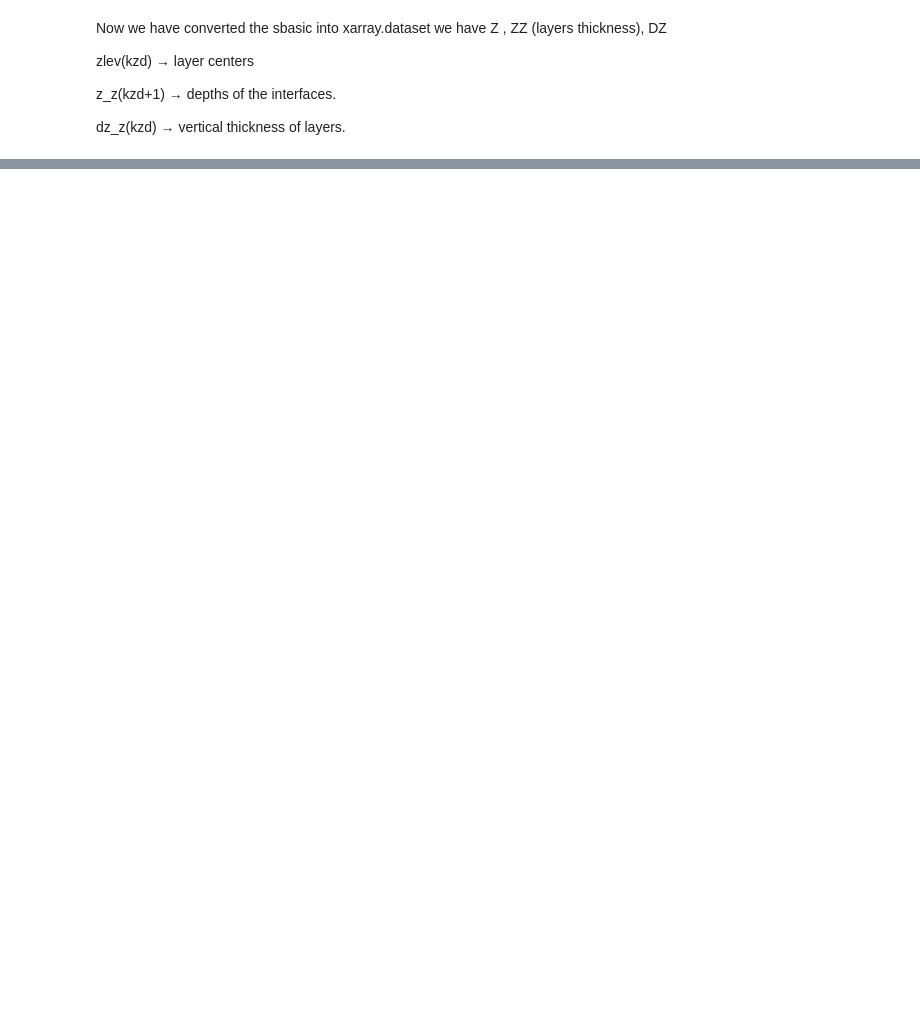
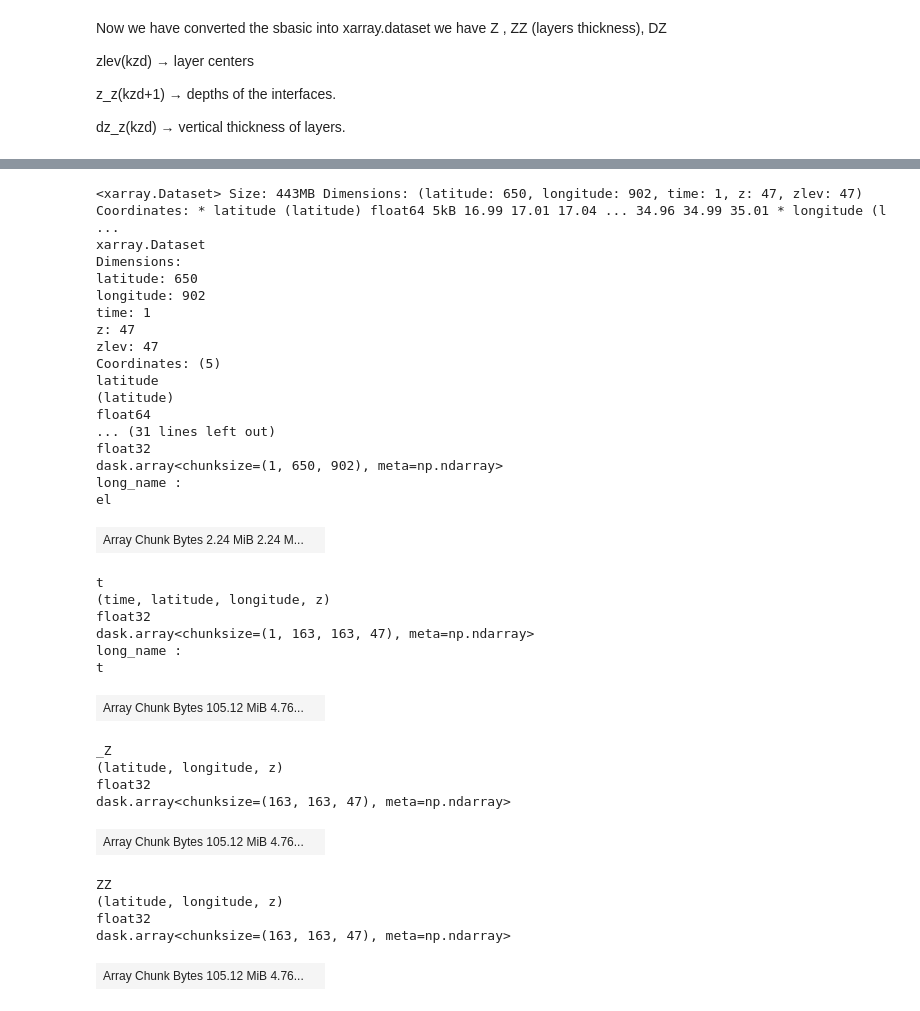
Before and after one commit to IAOCEA/jcope_to_zarr, a Jupyter notebook: conversion_JCOPE2ZARR.ipynb, the cells around one changed output, grey strips where cells are left out. Saved outputs shown, nothing was run; the diff lists cells and outputs as text; code cells hidden in the pictures; blank space fills up the shorter version.

Commit message:
use zarr append

```diff
--- a/conversion_JCOPE2ZARR.ipynb
+++ b/conversion_JCOPE2ZARR.ipynb
@@ -678,0 +88,80 @@ print("diff time=0 shape:", diff_ds["diff"].isel(time=0).shape)
+# %%
+
+
+#egt_ctl = egtdir.parent / "CTL/EGT_patch_zdef1.ctl"
+#tt_ctl = ttdir.parent / "CTL/TT.ctl"
+#out_path = ttdir / "EGT_TT.zarr"
+
+jcope_ctr_dir="/Users/todaka/data/jamstec/2103_ctl/"
+jcope_bin_dir="/Users/todaka/data/jamstec/jcope2/"
+out_path="/Users/todaka/data/jamstec/jcope2.zarr"
+tt_ctl = Path(jcope_ctr_dir) / "TT.ctl"
+egt_ctl = Path(jcope_ctr_dir) / "EGT.ctl"
+egtdir = Path(jcope_bin_dir)
+ttdir = Path(jcope_bin_dir)
+chunk={"time": 1, "latitude": "auto", "longitude": "5M","z":-1}
+initial_time="202102251600"
+n_time=1
+#ttdir
+#ds_egt = read_first_n_times(egtdir, egt_ctl, "EGT_*.bin", n=n_time, no_z=True)
+# %%
+# -------------------
+
+# Lire les n premiers pas de temps
+
+ds_egt = read_first_n_times(egtdir, egt_ctl, "EGT_"+initial_time+".bin", n=n_time, no_z=True)
+
+ds_tt  = read_first_n_times(ttdir, tt_ctl,  "TT_"+initial_time+".bin", n=n_time)
+# %%
+ds_combined_ssh_tt = xr.merge([ds_egt, ds_tt])
+ds_combined_ssh_tt = ds_combined_ssh_tt.rename({"x": "longitude", "y": "latitude", "sigma": "z"})
+ds_combined_ssh_tt=ds_combined_ssh_tt.transpose("time", "latitude", "longitude", "z")
+# %%
+
+# Replace coords directly
+ds_sbasic = ds_sbasic.assign_coords(
+    longitude = ds_combined_ssh_tt.longitude,
+    latitude  = ds_combined_ssh_tt.latitude
+)
+# %%
+ds=xr.merge([ds_combined_ssh_tt, ds_sbasic]).chunk(chunk)
+ds=ds.rename_vars({"Z":"_Z"})
+
+ds.to_zarr(out_path, mode='w',zarr_version=2 )
+ds
+# %% [output]
+<xarray.Dataset> Size: 443MB Dimensions: (latitude: 650, longitude: 902, time: 1, z: 47, zlev: 47) Coordinates: * latitude (latitude) float64 5kB 16.99 17.01 17.04 ... 34.96 34.99 35.01 * longitude (l ...
+xarray.Dataset
+Dimensions:
+latitude: 650
+longitude: 902
+time: 1
+z: 47
+zlev: 47
+Coordinates: (5)
+latitude
+(latitude)
+float64
+... (31 lines left out)
+float32
+dask.array<chunksize=(1, 650, 902), meta=np.ndarray>
+long_name :
+el
+| Array Chunk Bytes 2.24 MiB 2.24 M... |  |
+t
+(time, latitude, longitude, z)
+float32
+dask.array<chunksize=(1, 163, 163, 47), meta=np.ndarray>
+long_name :
+t
+| Array Chunk Bytes 105.12 MiB 4.76... |  |
+_Z
+(latitude, longitude, z)
+float32
+dask.array<chunksize=(163, 163, 47), meta=np.ndarray>
+| Array Chunk Bytes 105.12 MiB 4.76... |  |
+ZZ
+(latitude, longitude, z)
+float32
+dask.array<chunksize=(163, 163, 47), meta=np.ndarray>
+| Array Chunk Bytes 105.12 MiB 4.76... |  |
```
Also changed, not shown: parts of 61 cells of this notebook, 1 other file.
